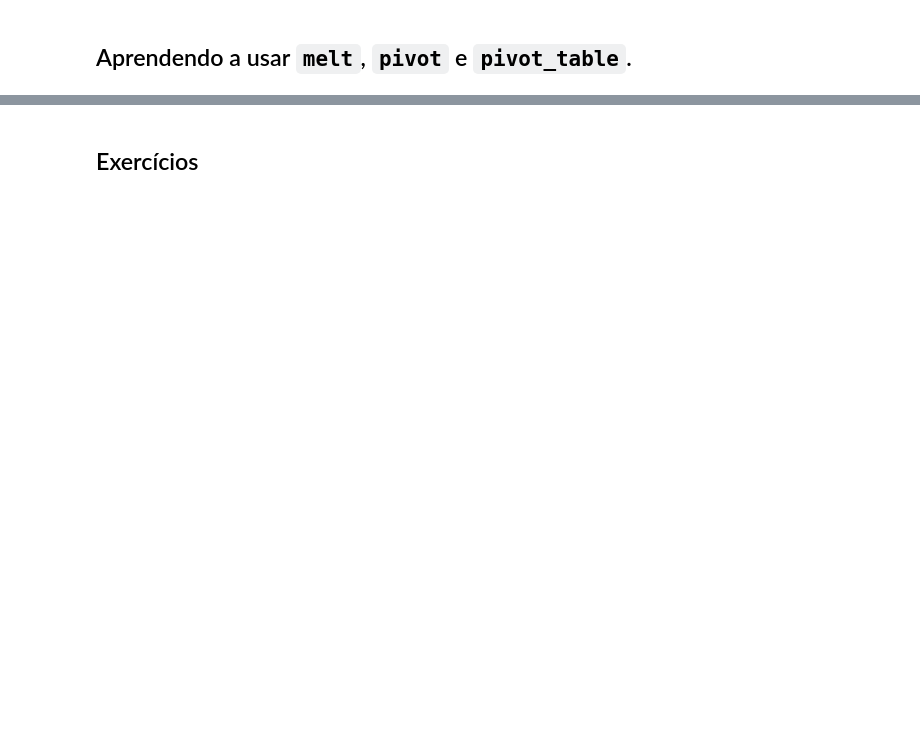
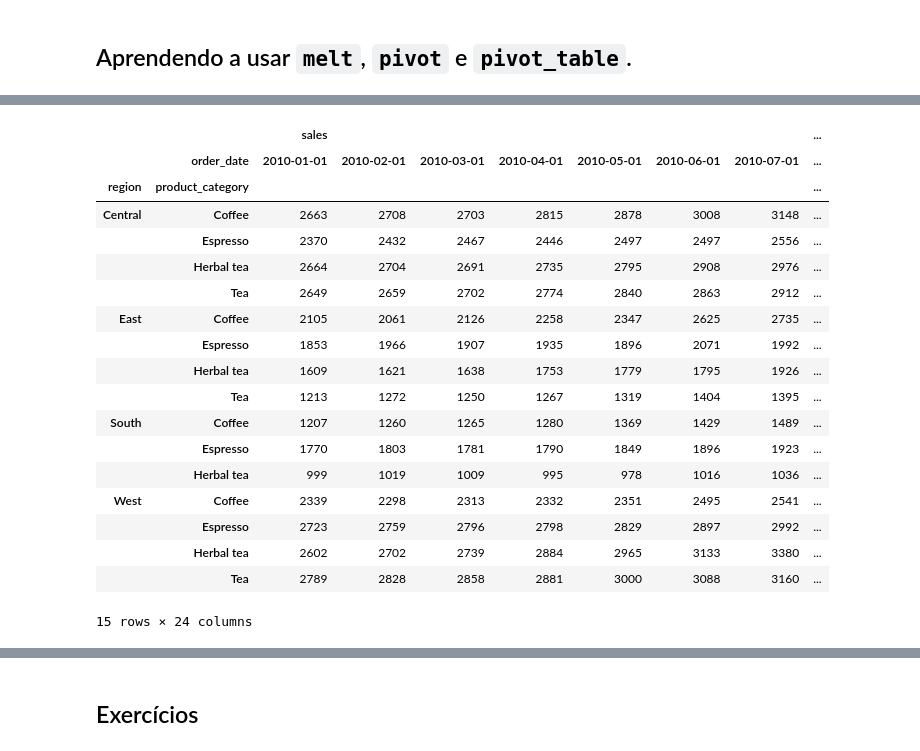
Before and after one commit to mdrs-thiago/ada-tecnicas1, a Jupyter notebook: Ada - Técnicas I - Aula 08.ipynb, the cells around one changed output, grey strips where cells are left out. Cells and saved outputs as stored; diff of their text form; code cells hidden in the pictures; blank space fills up the shorter version.

```diff
--- a/Ada - Técnicas I - Aula 08.ipynb
+++ b/Ada - Técnicas I - Aula 08.ipynb
@@ -44,4 +10,4 @@ Como faremos agora para filtrar essa base de dados? Exemplo: selecionar os dados
 # %%
-df = pd.read_csv('https://raw.githubusercontent.com/mdrs-thiago/uerj-topicos-a/main/datasets/bank_marketing/class_bank_marketing.csv')
+df = pd.read_csv('https://raw.githubusercontent.com/BindiChen/machine-learning/main/data-analysis/003-pandas-pivot-table/data/coffee_sales.csv')
 # %%
 df.head()
@@ -58,3 +140,25 @@ df_agg.pivot(index='job',columns='education',values='balance')
+# %%
+df.pivot_table(index=['region','product_category'],columns='order_date',values=['sales'], aggfunc='sum')
+# %% [output]
+|  |  | sales |  |  |  |  |  |  | ... |
+|  | order_date | 2010-01-01 | 2010-02-01 | 2010-03-01 | 2010-04-01 | 2010-05-01 | 2010-06-01 | 2010-07-01 | ... |
+| region | product_category |  |  |  |  |  |  |  | ... |
+| Central | Coffee | 2663 | 2708 | 2703 | 2815 | 2878 | 3008 | 3148 | ... |
+|  | Espresso | 2370 | 2432 | 2467 | 2446 | 2497 | 2497 | 2556 | ... |
+|  | Herbal tea | 2664 | 2704 | 2691 | 2735 | 2795 | 2908 | 2976 | ... |
+|  | Tea | 2649 | 2659 | 2702 | 2774 | 2840 | 2863 | 2912 | ... |
+| East | Coffee | 2105 | 2061 | 2126 | 2258 | 2347 | 2625 | 2735 | ... |
+|  | Espresso | 1853 | 1966 | 1907 | 1935 | 1896 | 2071 | 1992 | ... |
+|  | Herbal tea | 1609 | 1621 | 1638 | 1753 | 1779 | 1795 | 1926 | ... |
+|  | Tea | 1213 | 1272 | 1250 | 1267 | 1319 | 1404 | 1395 | ... |
+| South | Coffee | 1207 | 1260 | 1265 | 1280 | 1369 | 1429 | 1489 | ... |
+|  | Espresso | 1770 | 1803 | 1781 | 1790 | 1849 | 1896 | 1923 | ... |
+|  | Herbal tea | 999 | 1019 | 1009 | 995 | 978 | 1016 | 1036 | ... |
+| West | Coffee | 2339 | 2298 | 2313 | 2332 | 2351 | 2495 | 2541 | ... |
+|  | Espresso | 2723 | 2759 | 2796 | 2798 | 2829 | 2897 | 2992 | ... |
+|  | Herbal tea | 2602 | 2702 | 2739 | 2884 | 2965 | 3133 | 3380 | ... |
+|  | Tea | 2789 | 2828 | 2858 | 2881 | 3000 | 3088 | 3160 | ... |
+15 rows × 24 columns
 # %% [markdown]
 Usando unstack:
 
```
Also changed, not shown: parts of 39 cells of this notebook.
